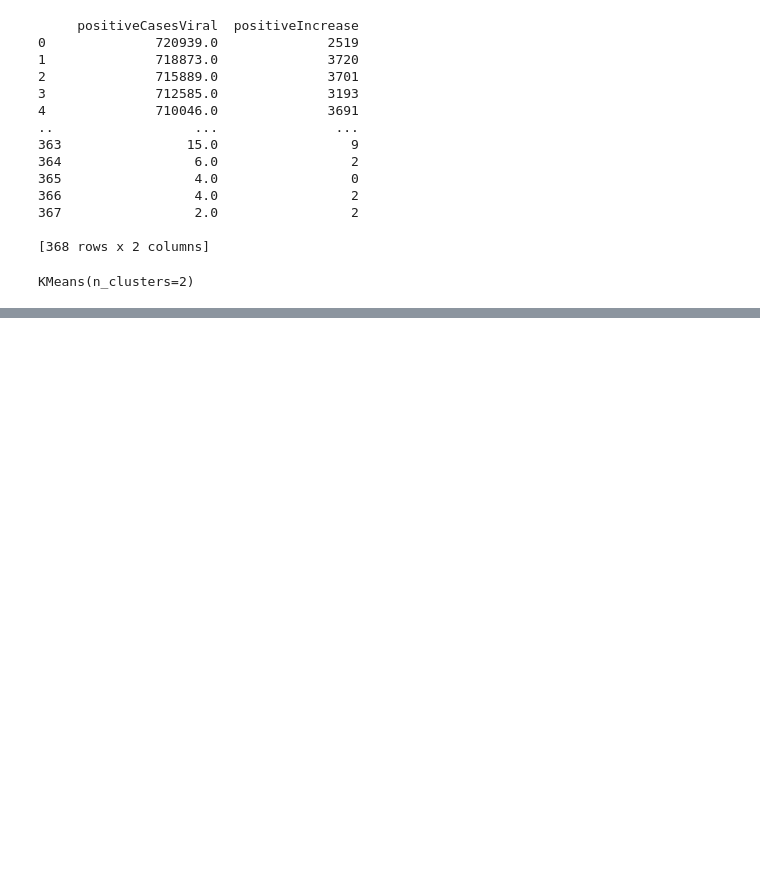
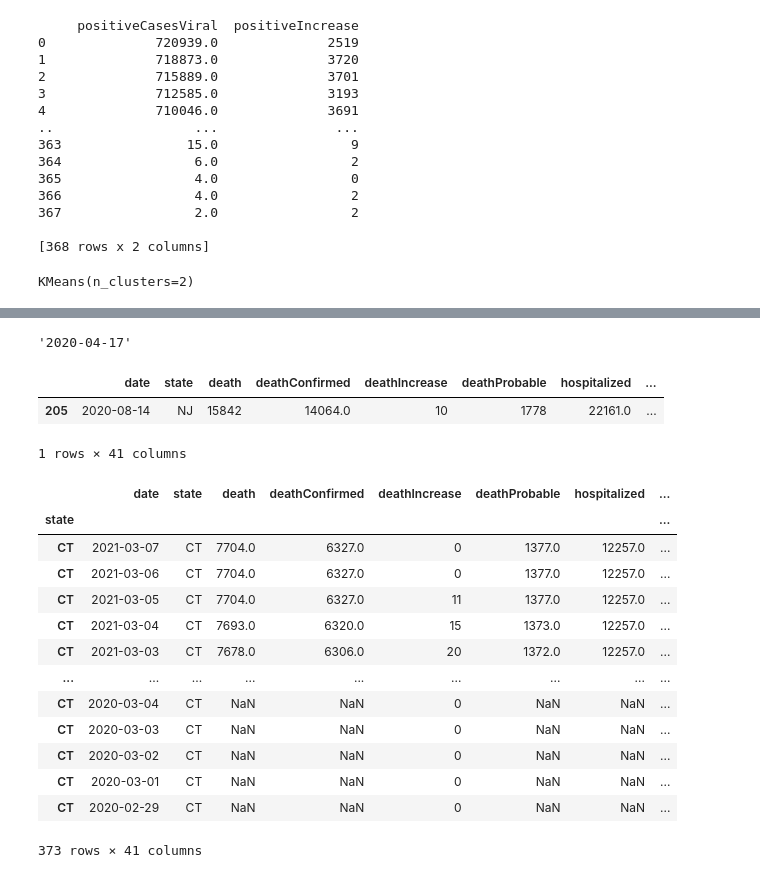
Before and after one commit to JeromeTroy/gsg_project_5, a Jupyter notebook: Exploration.ipynb, the cells around one changed output, grey strips where cells are left out. Saved outputs shown, nothing was run; the diff lists cells and outputs as text; code cells hidden in the pictures; blank space fills up the shorter version.

Commit message:
commit on 'main'
get_mask_dates can be used to take dates of mask mandates from Tylers's CSV and find the corresponding data point from all-states-history.csv

```diff
--- a/Exploration.ipynb
+++ b/Exploration.ipynb
@@ -171,0 +174,38 @@ plt.show()
+# %%
+def get_date(dataframe, state):
+    state = dataframe.loc[dataframe['state'] == state]
+    date = np.array(state['mask_date'])[0].split('-')[::-1]
+    return date[0] + '-' + date[1] + '-' + date[2]
+# %% [output]
+'2020-04-17'
+# %%
+dataframe.loc[dataframe['date'] == get_date(mandate, 'CT')]
+# %% [output]
+|  | date | state | death | deathConfirmed | deathIncrease | deathProbable | hospitalized | ... |
+| 205 | 2020-08-14 | NJ | 15842 | 14064.0 | 10 | 1778 | 22161.0 | ... |
+1 rows × 41 columns
+# %%
+def stateData(dataframe, state):
+    # Create a copy
+    dataframe2 = dataframe.copy()
+    # set the index to be this and don't drop
+    dataframe2.set_index(keys=['state'], drop=False,inplace=True)
+    return dataframe2.loc[dataframe2.state==state]
+# %%
+ct = stateData(pd.read_csv('all-states-history.csv'), 'CT')
+ct
+# %% [output]
+|  | date | state | death | deathConfirmed | deathIncrease | deathProbable | hospitalized | ... |
+| state |  |  |  |  |  |  |  | ... |
+| CT | 2021-03-07 | CT | 7704.0 | 6327.0 | 0 | 1377.0 | 12257.0 | ... |
+| CT | 2021-03-06 | CT | 7704.0 | 6327.0 | 0 | 1377.0 | 12257.0 | ... |
+| CT | 2021-03-05 | CT | 7704.0 | 6327.0 | 11 | 1377.0 | 12257.0 | ... |
+| CT | 2021-03-04 | CT | 7693.0 | 6320.0 | 15 | 1373.0 | 12257.0 | ... |
+| CT | 2021-03-03 | CT | 7678.0 | 6306.0 | 20 | 1372.0 | 12257.0 | ... |
+| ... | ... | ... | ... | ... | ... | ... | ... | ... |
+| CT | 2020-03-04 | CT | NaN | NaN | 0 | NaN | NaN | ... |
+| CT | 2020-03-03 | CT | NaN | NaN | 0 | NaN | NaN | ... |
+| CT | 2020-03-02 | CT | NaN | NaN | 0 | NaN | NaN | ... |
+| CT | 2020-03-01 | CT | NaN | NaN | 0 | NaN | NaN | ... |
+| CT | 2020-02-29 | CT | NaN | NaN | 0 | NaN | NaN | ... |
+373 rows × 41 columns
```
Also changed, not shown: parts of 10 cells of this notebook, 4 other files.
